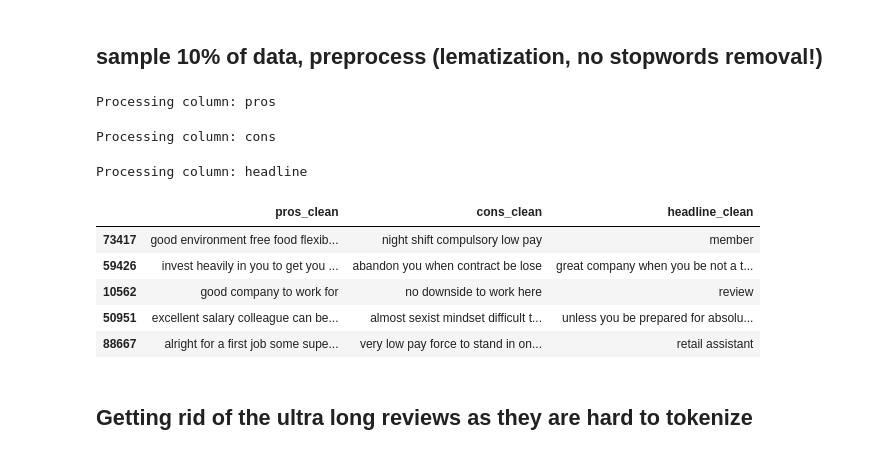
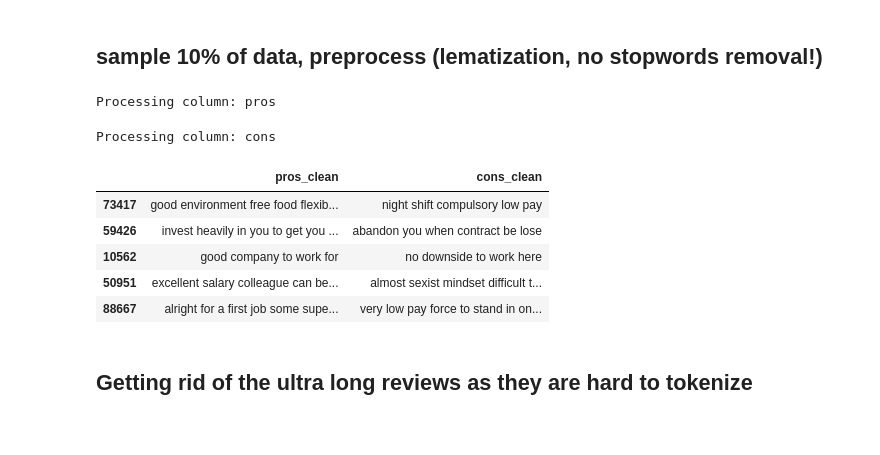
Before and after one commit to javirubio4/glassdoor_reviews, a Jupyter notebook: Monika scratchbook.ipynb, the cells around one changed output. Drawn from its saved outputs; the diff is of its cells as text; code cells hidden in the pictures.

```diff
--- a/Monika scratchbook.ipynb
+++ b/Monika scratchbook.ipynb
@@ -16,40 +16,38 @@ df = pd.read_csv('england_recent.csv')
 # %%
 from tqdm.notebook import tqdm
 tqdm.pandas()
 
-
 # Load SpaCy English model
 nlp = spacy.load("en_core_web_sm")
 
-# Sample 20% of the data
-df_sample = df.sample(frac=0.1, random_state=21).copy()
+# Sample 10% of the data
+df_sample = df.sample(frac=0.5, random_state=21).copy()
 #df_sample = df.copy()
 
 #only lematizing, want to keep as many words as possible.
 def preprocess_text(text):
     if pd.isnull(text):
         return ""
     doc = nlp(text.lower())
     return " ".join(token.lemma_ for token in doc if not token.is_punct and not token.is_space)
 
 
 # Apply preprocessing with progress bar
-for col in ['pros', 'cons', 'headline']:
+for col in ['pros', 'cons']:
     print(f"Processing column: {col}")
     df_sample[f'{col}_clean'] = df_sample[col].progress_apply(preprocess_text)
 
 # Preview result
-df_sample[['pros_clean', 'cons_clean', 'headline_clean']].head()
+df_sample[['pros_clean', 'cons_clean']].head()
 # %% [output]
 Processing column: pros
 Processing column: cons
-Processing column: headline
-|  | pros_clean | cons_clean | headline_clean |
-| 73417 | good environment free food flexib... | night shift compulsory low pay | member |
-| 59426 | invest heavily in you to get you ... | abandon you when contract be lose | great company when you be not a t... |
-| 10562 | good company to work for | no downside to work here | review |
-| 50951 | excellent salary colleague can be... | almost sexist mindset difficult t... | unless you be prepared for absolu... |
-| 88667 | alright for a first job some supe... | very low pay force to stand in on... | retail assistant |
+|  | pros_clean | cons_clean |
+| 73417 | good environment free food flexib... | night shift compulsory low pay |
+| 59426 | invest heavily in you to get you ... | abandon you when contract be lose |
+| 10562 | good company to work for | no downside to work here |
+| 50951 | excellent salary colleague can be... | almost sexist mindset difficult t... |
+| 88667 | alright for a first job some supe... | very low pay force to stand in on... |
 # %%
 model_name = "nlptown/bert-base-multilingual-uncased-sentiment"
 tokenizer = AutoTokenizer.from_pretrained(model_name)
```
Also changed, not shown: parts of 11 cells of this notebook, 8 other files.
